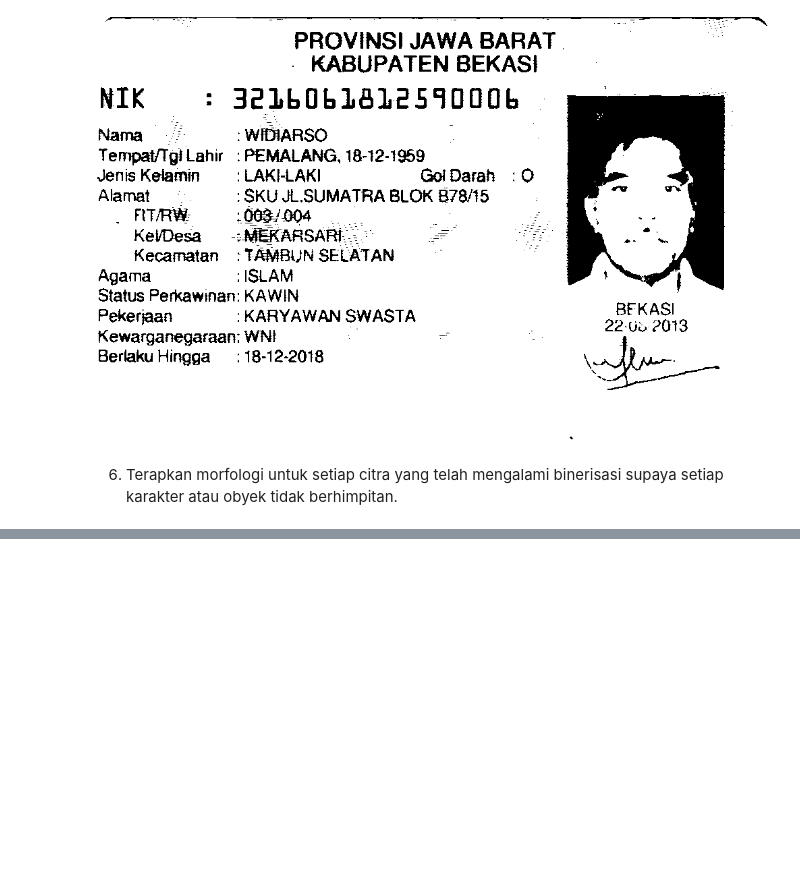
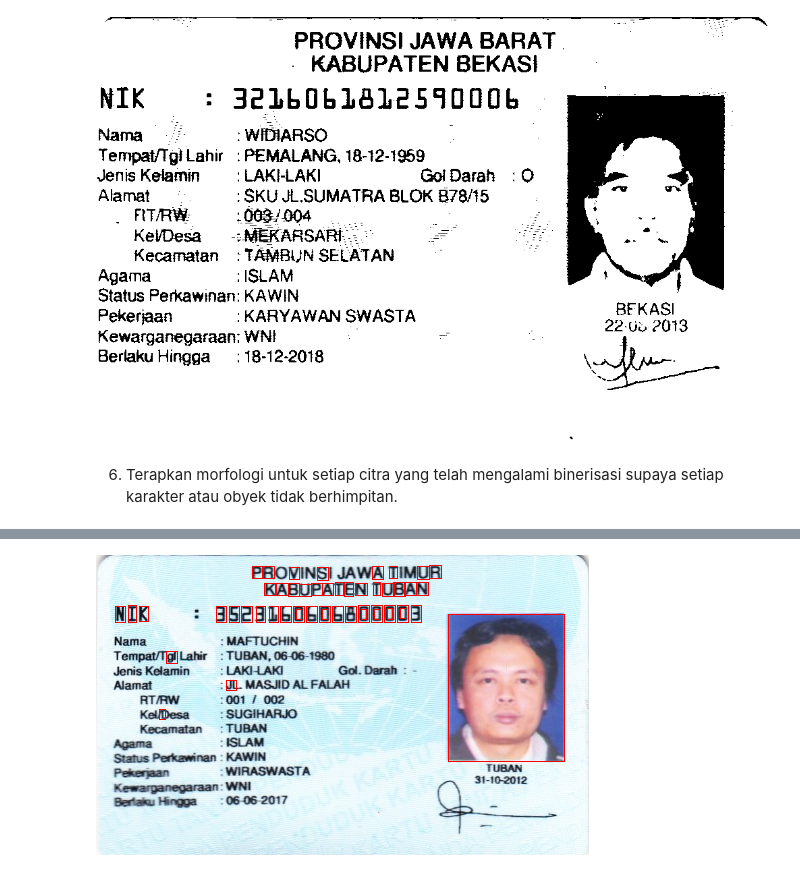
Before and after one commit to Amaliastf/PCVK_Ganjil_2023, a Jupyter notebook: week_11.ipynb, the cells around one changed output, grey strips where cells are left out. Cells and saved outputs as stored; diff of their text form; code cells hidden in the pictures; blank space fills up the shorter version.

```diff
--- a/week_11.ipynb
+++ b/week_11.ipynb
@@ -124,0 +128,19 @@ for name_file in sorted(os.listdir(path_plate)):
+# %%
+imageKtp = cv2.imread('/content/drive/MyDrive/PCVK/Images/KTP_Per7/ktp4.png')
+
+gray = cv2.cvtColor(imageKtp, cv2.COLOR_BGR2GRAY)
+blurred = cv2.GaussianBlur(gray, (5, 5), 0)
+ret, thresholded = cv2.threshold(blurred, 127, 255, cv2.THRESH_BINARY)
+contours,  hierarchy= cv2.findContours(thresholded, cv2.RETR_CCOMP, cv2.CHAIN_APPROX_SIMPLE)
+
+for cnt in contours:
+    x, y, w, h = cv.boundingRect(cnt)
+    ras = format(w / h, '.2f')
+    if h >= 40 and w >= 10 and float(ras) <= 1:
+      cv.rectangle(imageKtp, (x, y), (x + w, y + h), (0, 0, 255), thickness=1)
+    elif h >= 10 and w >= 5 and float(ras) <= 1:
+      cv.rectangle(imageKtp, (x, y), (x + w, y + h), (0, 0, 255), thickness=1)
+
+cv2_imshow(imageKtp)
+# %% [output]
+[figure, added]
```
Also changed, not shown: parts of 6 cells of this notebook.
